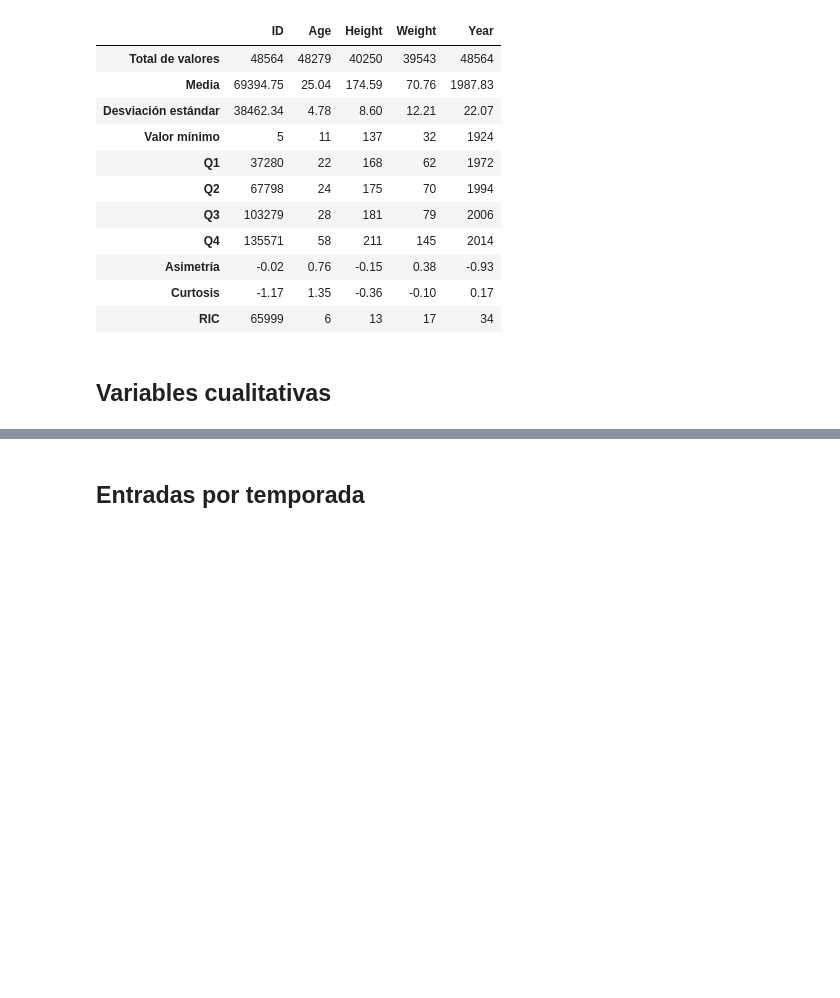
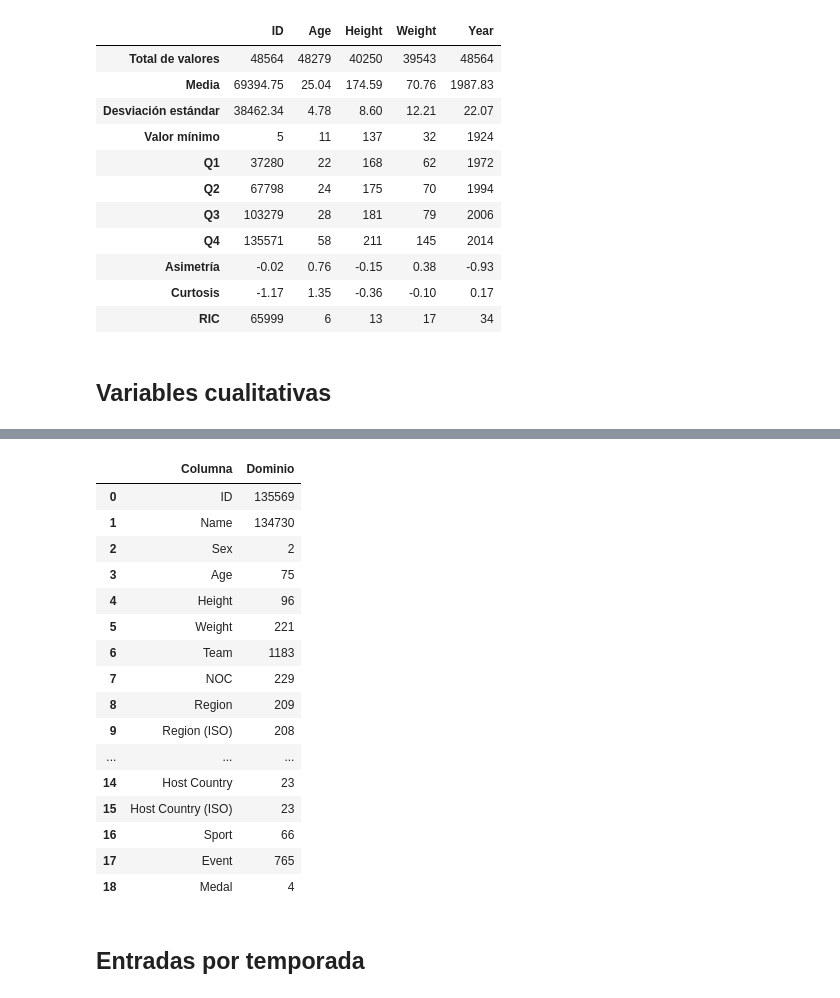
Before and after one commit to agutierrezmorag/olympic-games-datamart, a Jupyter notebook: olympics.ipynb, the cells around one changed output, grey strips where cells are left out. Cells and saved outputs as stored; diff of their text form; code cells hidden in the pictures; blank space fills up the shorter version.

Commit message:
added domain df for each dataset

```diff
--- a/olympics.ipynb
+++ b/olympics.ipynb
@@ -309,6 +309,35 @@ summer_stats
 | 12 | Sport | Athletics | 38624 | 17.36 | 222550 | 52 | 0.02 | ... |
 | 13 | Event | Football Men's Football | 5733 | 2.58 | 222550 | 651 | 0.29 | ... |
 | 14 | Medal | Gold | 11459 | 5.15 | 34088 | 3 | 0.00 | ... |
+# %%
+from statistics_calc import generate_domain_df
+
+# Generate statistics
+domain_df = generate_domain_df(ol_data)
+
+# Guardar datos en un archivo CSV
+domain_df.to_csv("descriptors/olympics-domain.csv", index=False, decimal=",")
+
+# Mostrar el DataFrame de estadísticas
+domain_df
+# %% [output]
+|  | Columna | Dominio |
+| 0 | ID | 135569 |
+| 1 | Name | 134730 |
+| 2 | Sex | 2 |
+| 3 | Age | 75 |
+| 4 | Height | 96 |
+| 5 | Weight | 221 |
+| 6 | Team | 1183 |
+| 7 | NOC | 229 |
+| 8 | Region | 209 |
+| 9 | Region (ISO) | 208 |
+| ... | ... | ... |
+| 14 | Host Country | 23 |
+| 15 | Host Country (ISO) | 23 |
+| 16 | Sport | 66 |
+| 17 | Event | 765 |
+| 18 | Medal | 4 |
 # %% [markdown]
 ## Entradas por temporada
 # %%
```
Also changed, not shown: 9 other files.
